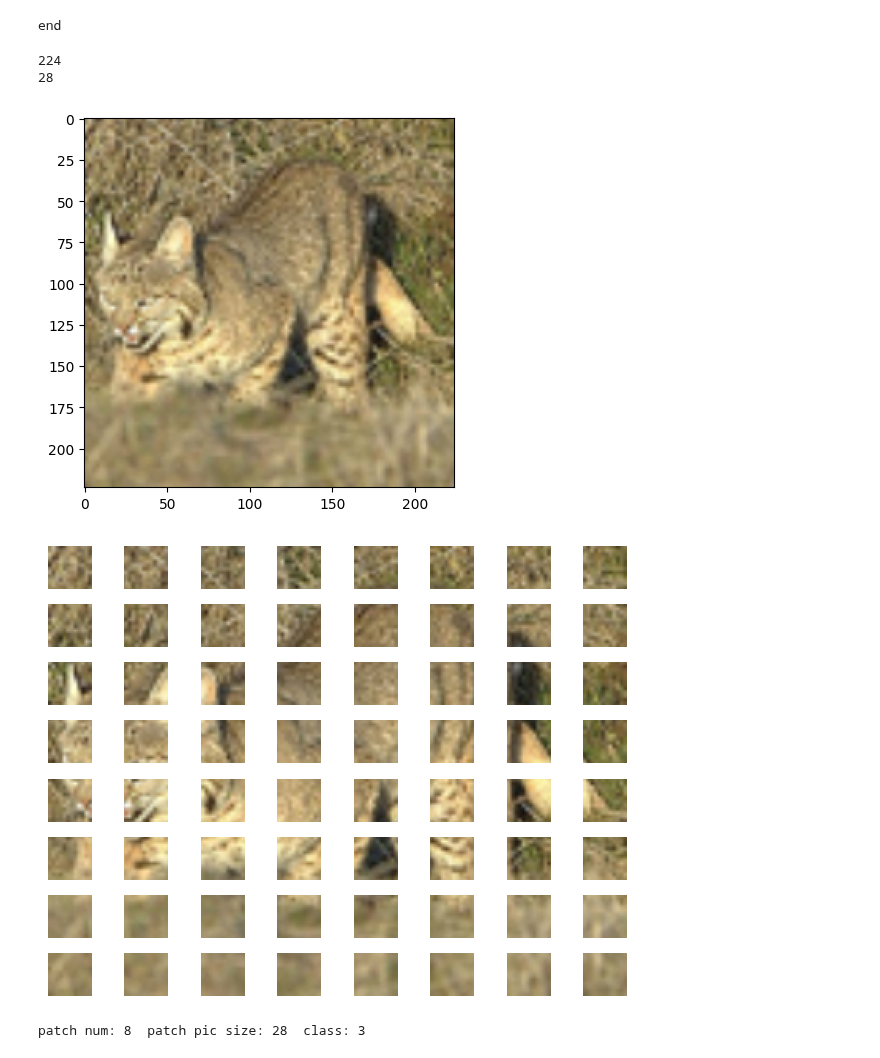
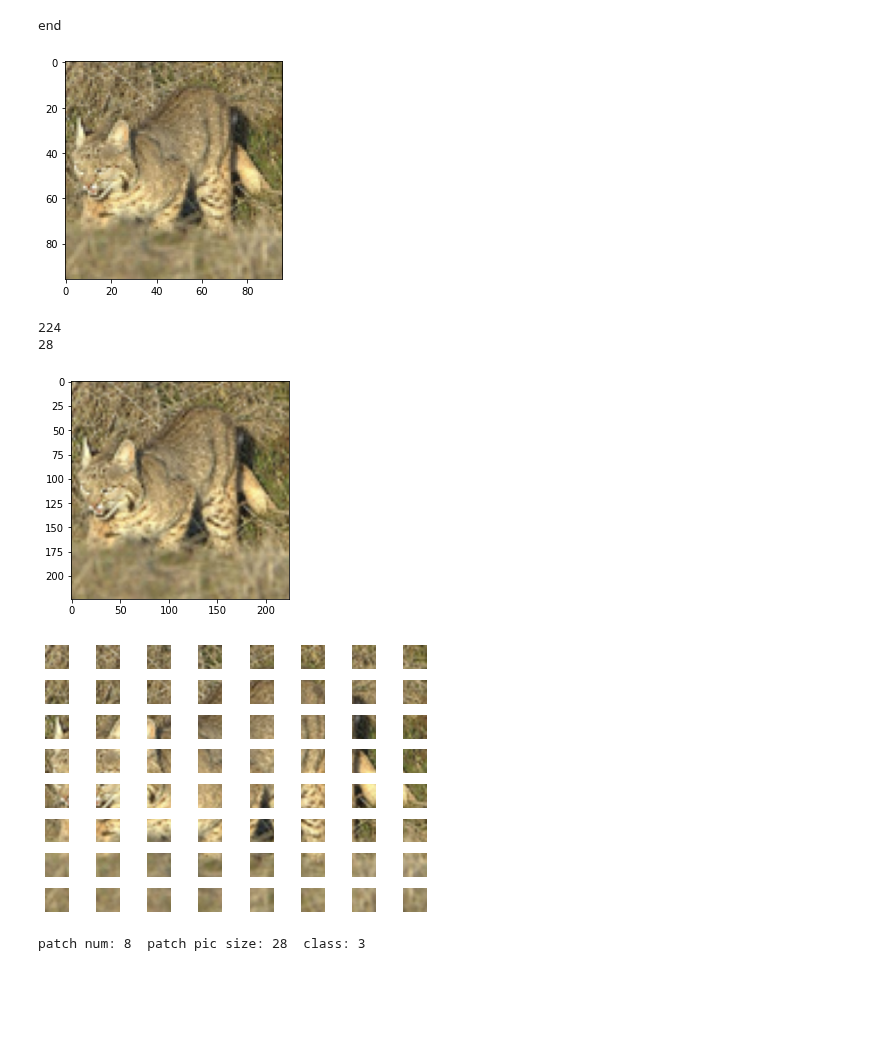
Before and after one commit to MKTKSMT-MI/GNN-DGLPro, a Jupyter notebook: Graphing/STL10 image patch.ipynb, the cells around one changed output. Drawn from its saved outputs; the diff is of its cells as text; code cells hidden in the pictures; blank space fills up the shorter version.

```diff
--- a/Graphing/STL10 image patch.ipynb
+++ b/Graphing/STL10 image patch.ipynb
@@ -151,42 +152,48 @@ end
 # %%
 #画像一枚読み込み
 image,label=STL10_train[4]
+#オリジナル画像作成
+orig=F.resize(image,(96,96))
 #HWCに入れ替え
 image=image.permute(1,2,0)
+orig=orig.permute(1,2,0)
 #表示
+plt.imshow(orig)
+plt.show()
 plt.imshow(image)
 #パッチに分割
 #画像をn分割。
 num_patch=8
 size=image.shape[0]
 print(size)
 patch_width=int(size/num_patch)
 print(patch_width)
 data=[]
 
 for i in range(0,size,patch_width):
     #print(i)
     for j in range(0,size,patch_width):
         #print(j)
         data.append(image[i: i + patch_width,j: j + patch_width, :])
 
 #分割した各パッチを正方形に表示
 # 1枚の図を作成
 fig = plt.figure()
 
 # 画像を追加
 for i in range(num_patch**2):
     ax = fig.add_subplot(num_patch, num_patch, i+1)
     ax.imshow(data[i])
     ax.axis('off')
 
 # 画像を表示
 plt.tight_layout()
 plt.show()
 print(f'patch num: {num_patch}  patch pic size: {patch_width}  class: {label}')
 # %% [output]
+[figure, new version]
 224
 28
-[figure, old version]
-[figure, old version]
+[figure, new version]
+[figure, added]
 patch num: 8  patch pic size: 28  class: 3
```
Also changed, not shown: parts of 1 cell of this notebook.
